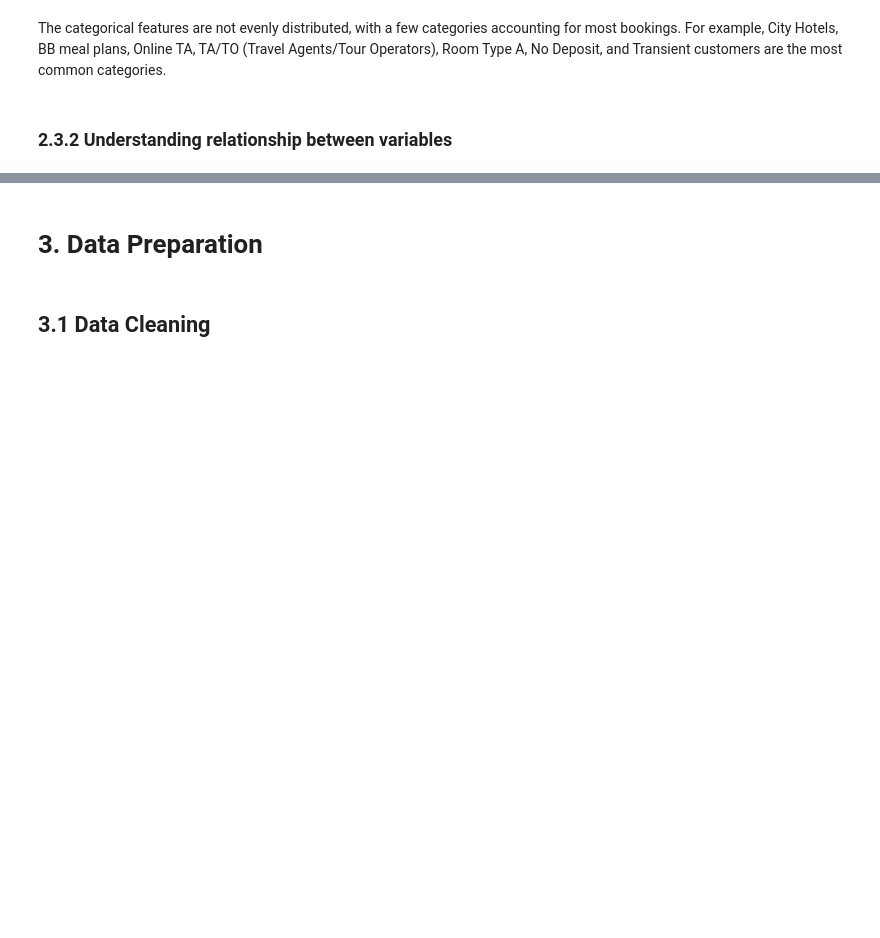
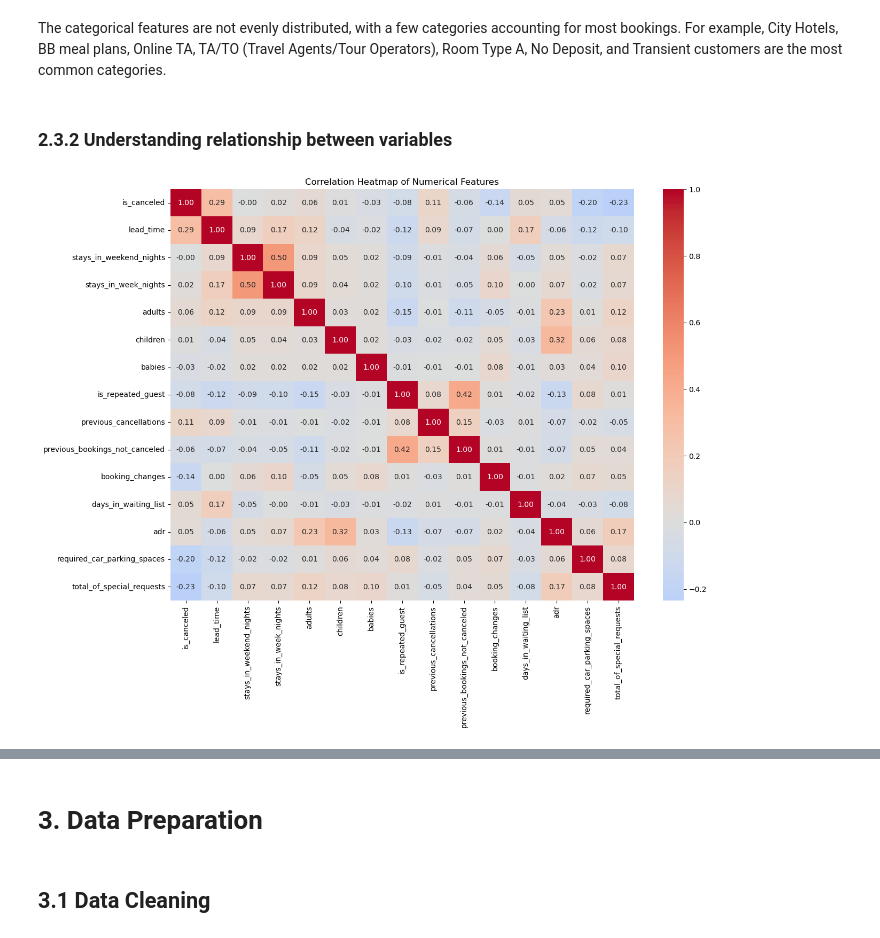
Before and after one commit to yixqinggg/mldp_hotel_booking_prediction, a Jupyter notebook: hotel_booking_cancellation_prediction.ipynb, the cells around one changed output, grey strips where cells are left out. Drawn from its saved outputs; the diff is of its cells as text; code cells hidden in the pictures; blank space fills up the shorter version.

Commit message:
Analyse relationships between numerical variables using correlation heatmap

```diff
--- a/hotel_booking_cancellation_prediction.ipynb
+++ b/hotel_booking_cancellation_prediction.ipynb
@@ -386,3 +386,41 @@ The categorical features are not evenly distributed, with a few categories accou
 ### 2.3.2 Understanding relationship between variables
 # %%
 ## Understanding relationship between variables
+#correlation heatmap
+# Select numerical features for correlation analysis
+correlation_features = [
+    'is_canceled',
+    'lead_time',
+    'stays_in_weekend_nights',
+    'stays_in_week_nights',
+    'adults',
+    'children',
+    'babies',
+    'is_repeated_guest',
+    'previous_cancellations',
+    'previous_bookings_not_canceled',
+    'booking_changes',
+    'days_in_waiting_list',
+    'adr',
+    'required_car_parking_spaces',
+    'total_of_special_requests'
+]
+
+# Calculate the correlation coefficients
+correlation_matrix = df[correlation_features].corr()
+
+# Plot the correlation heatmap
+plt.figure(figsize=(14, 10))
+
+sns.heatmap(
+    correlation_matrix,
+    annot=True,
+    fmt='.2f',
+    cmap='coolwarm',
+    center=0
+)
+
+plt.title('Correlation Heatmap of Numerical Features')
+plt.show()
+# %% [output]
+[figure, added]
```
Also changed, not shown: parts of 1 cell of this notebook.
